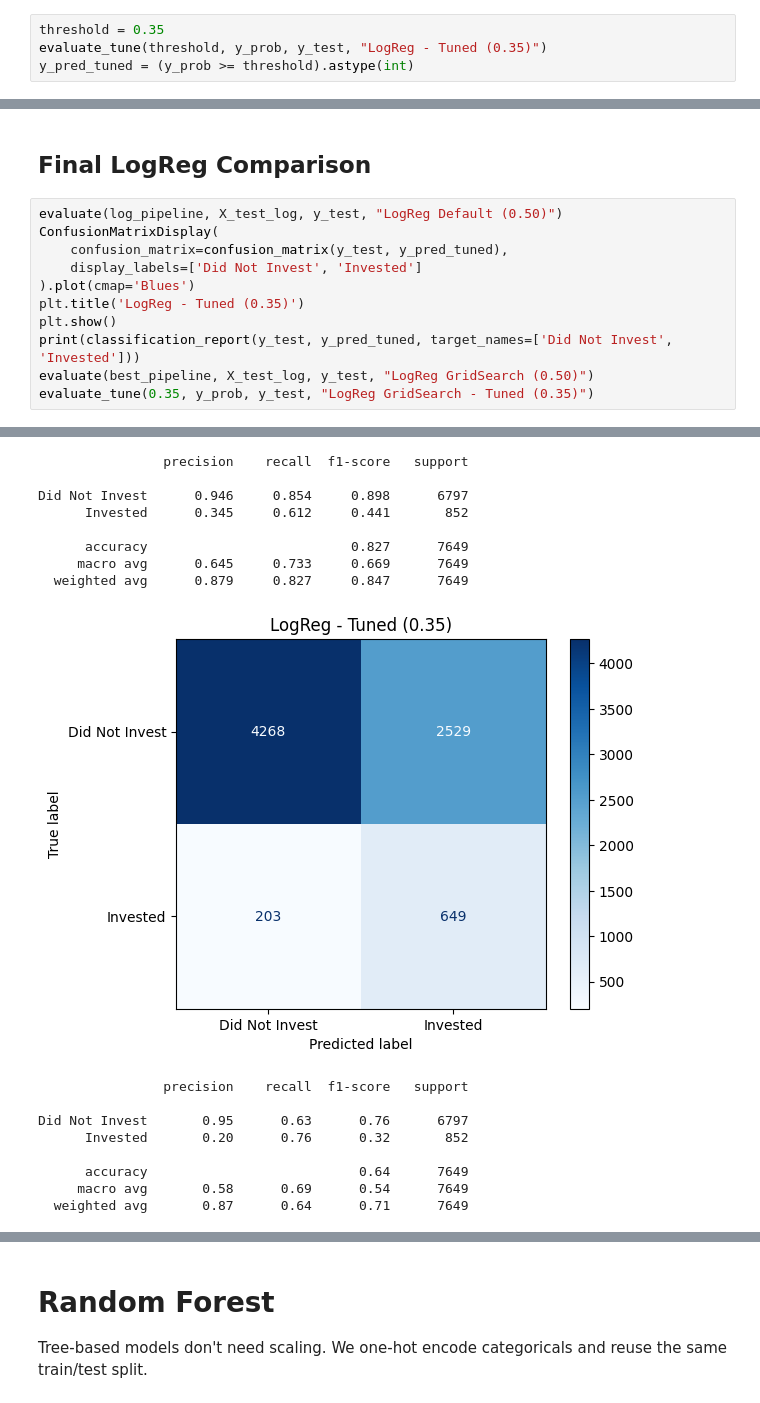
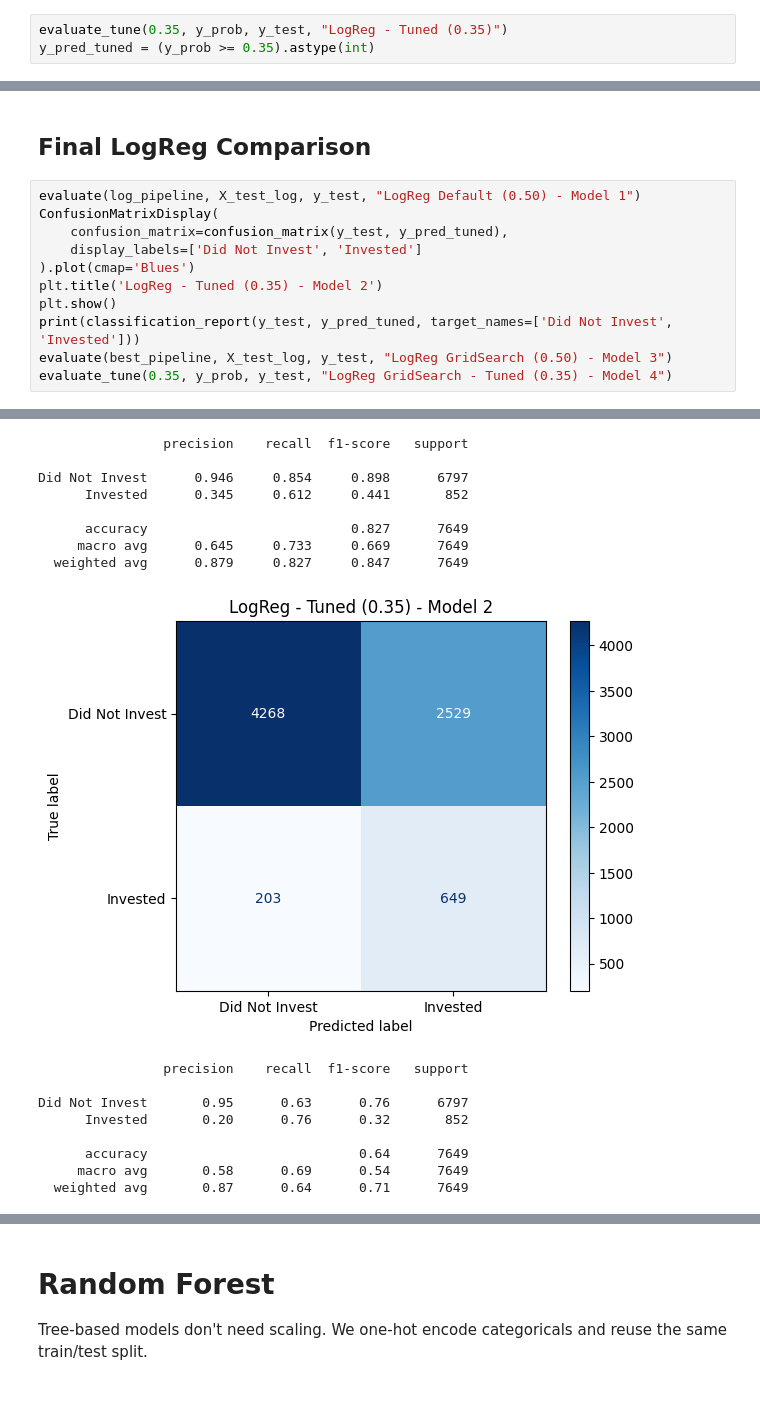
Before and after one commit to vys5hb/ML1_final, a Jupyter notebook: notebooks/main.ipynb, the cells around one changed output, grey strips where cells are left out. Cells and saved outputs as stored; diff of their text form.

```diff
--- a/notebooks/main.ipynb
+++ b/notebooks/main.ipynb
@@ -197,7 +235,6 @@ def evaluate_tune(threshold, y_prob, y_test, name):
 # %%
-threshold = 0.35
-evaluate_tune(threshold, y_prob, y_test, "LogReg - Tuned (0.35)")
-y_pred_tuned = (y_prob >= threshold).astype(int)
+evaluate_tune(0.35, y_prob, y_test, "LogReg - Tuned (0.35)")
+y_pred_tuned = (y_prob >= 0.35).astype(int)
 # %% [output]
 [figure]
                 precision    recall  f1-score   support
@@ -279,14 +316,14 @@ Did Not Invest       0.96      0.62      0.75      6797
 # %% [markdown]
 ## Final LogReg Comparison
 # %%
-evaluate(log_pipeline, X_test_log, y_test, "LogReg Default (0.50)")
+evaluate(log_pipeline, X_test_log, y_test, "LogReg Default (0.50) - Model 1")
 ConfusionMatrixDisplay(
     confusion_matrix=confusion_matrix(y_test, y_pred_tuned),
     display_labels=['Did Not Invest', 'Invested']
 ).plot(cmap='Blues')
-plt.title('LogReg - Tuned (0.35)')
+plt.title('LogReg - Tuned (0.35) - Model 2')
 plt.show()
 print(classification_report(y_test, y_pred_tuned, target_names=['Did Not Invest', 'Invested']))
-evaluate(best_pipeline, X_test_log, y_test, "LogReg GridSearch (0.50)")
-evaluate_tune(0.35, y_prob, y_test, "LogReg GridSearch - Tuned (0.35)")
+evaluate(best_pipeline, X_test_log, y_test, "LogReg GridSearch (0.50) - Model 3")
+evaluate_tune(0.35, y_prob, y_test, "LogReg GridSearch - Tuned (0.35) - Model 4")
 # %% [output]
@@ -294,12 +331,12 @@ evaluate_tune(0.35, y_prob, y_test, "LogReg GridSearch - Tuned (0.35)")
                 precision    recall  f1-score   support
 
 Did Not Invest      0.946     0.854     0.898      6797
       Invested      0.345     0.612     0.441       852
 
       accuracy                          0.827      7649
      macro avg      0.645     0.733     0.669      7649
   weighted avg      0.879     0.827     0.847      7649
-[figure, old version]
+[figure, new version]
                 precision    recall  f1-score   support
 
 Did Not Invest       0.95      0.63      0.76      6797
```
Also changed, not shown: parts of 32 cells of this notebook.
